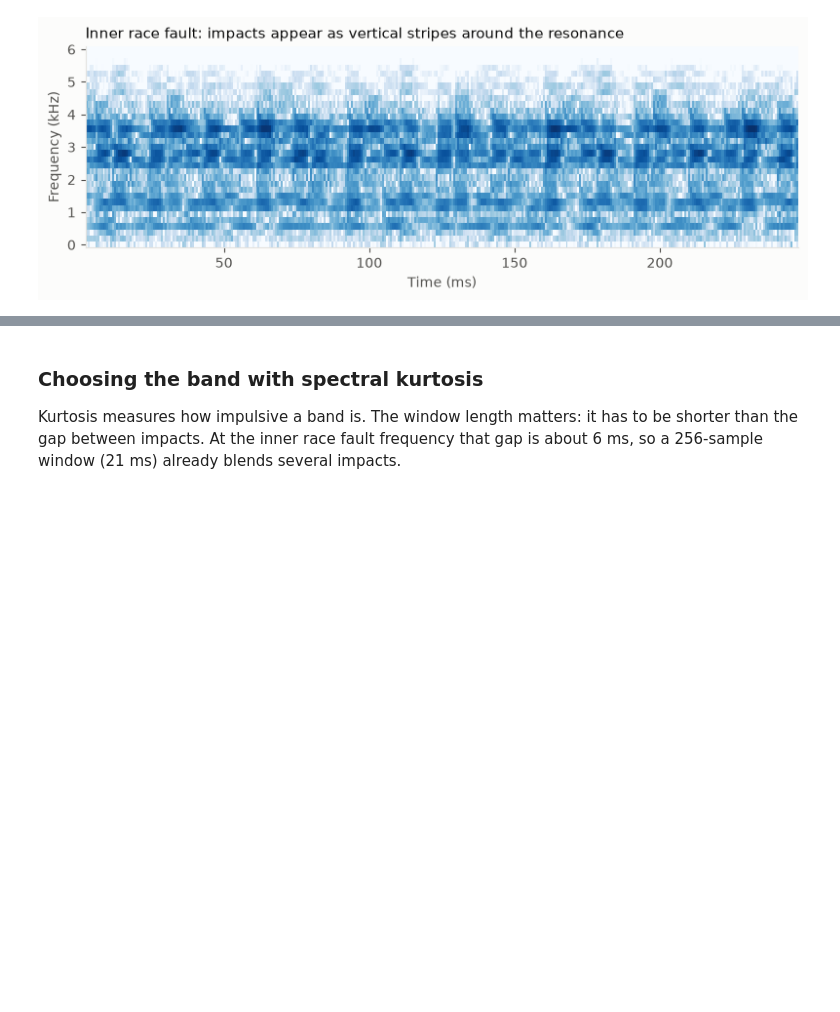
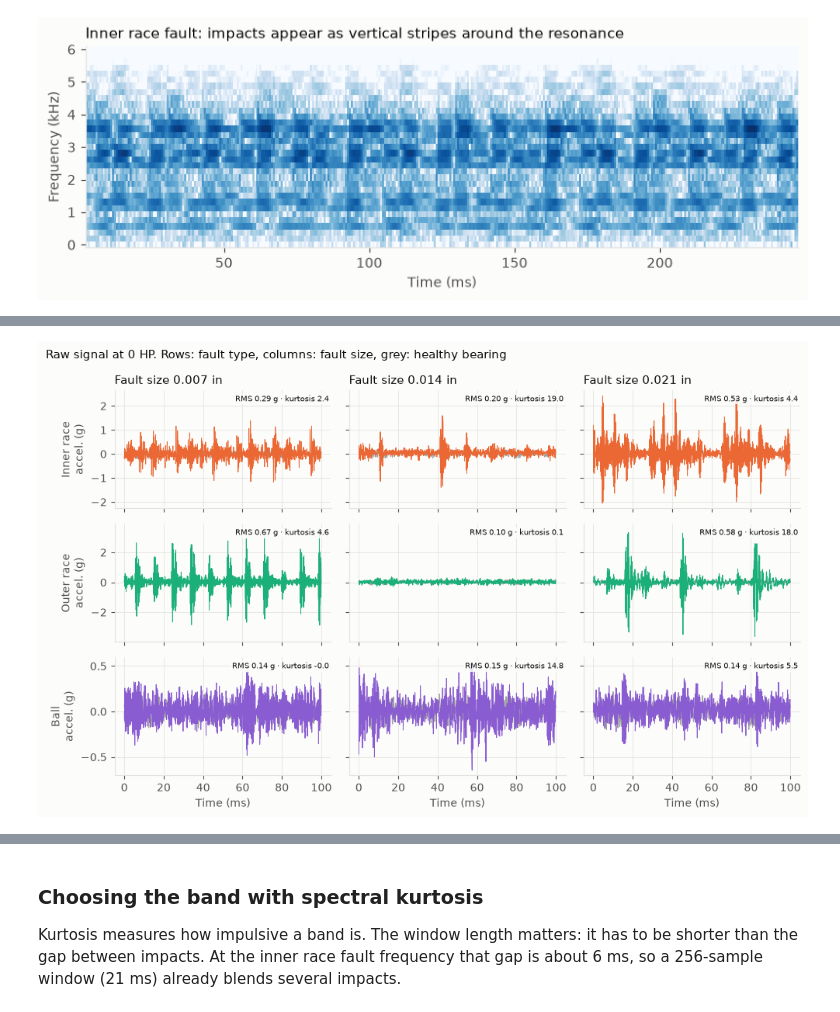
Before and after one commit to falconeee/CWRU-analysis, a Jupyter notebook: CWRU_bearing_signals.ipynb, the cells around one changed output, grey strips where cells are left out. Cells and saved outputs as stored; diff of their text form; code cells hidden in the pictures; blank space fills up the shorter version.

```diff
--- a/CWRU_bearing_signals.ipynb
+++ b/CWRU_bearing_signals.ipynb
@@ -159,0 +164,36 @@ plt.show()
+# %%
+RECORDINGS = {n: b.read(n) for numbers in b.FILES.values() for n in numbers}
+SIZES, FAULTS = (0.007, 0.014, 0.021), ["Inner race", "Outer race", "Ball"]
+
+def file_of(label, damage, load):
+    return b.FILES[(label, 0.0 if label == "Normal" else damage)][load]
+
+def tag(a, text):
+    a.text(0.99, 0.96, text, transform=a.transAxes, ha="right", va="top", fontsize=7.5, color=INK,
+           bbox=dict(facecolor=SURFACE, edgecolor="none", alpha=0.85, pad=1.2))
+
+def shade(color, k, n=3):
+    # k = 0 lightest ... n - 1 full colour, for ordered conditions (size, load)
+    rgb = np.array(plt.matplotlib.colors.to_rgb(color))
+    return tuple(1 - (1 - rgb) * (0.35 + 0.65 * k / (n - 1)))
+
+t_ms = np.arange(b.FS // 10) / b.FS * 1000
+healthy = RECORDINGS[file_of("Normal", 0, 0)]
+fig, axes = plt.subplots(3, 3, figsize=(10, 6.2), sharex=True, sharey="row")
+for r, label in enumerate(FAULTS):
+    for c, d in enumerate(SIZES):
+        a, x = axes[r, c], RECORDINGS[file_of(label, d, 0)]
+        a.plot(t_ms, healthy[:len(t_ms)], color=MUTED, alpha=0.55, linewidth=0.8)
+        a.plot(t_ms, x[:len(t_ms)], color=CLASS_COLORS[label], linewidth=0.7)
+        feats = b.time_features(x)
+        tag(a, f"RMS {feats['rms']:.2f} g · kurtosis {feats['kurtosis']:.1f}")
+        if r == 0:
+            a.set_title(f"Fault size {d} in")
+    axes[r, 0].set_ylabel(f"{label}\naccel. (g)")
+for a in axes[-1]:
+    a.set_xlabel("Time (ms)")
+fig.suptitle("Raw signal at 0 HP. Rows: fault type, columns: fault size, grey: healthy bearing", x=0.01, ha="left", fontsize=11)
+fig.tight_layout()
+plt.show()
+# %% [output]
+[figure, added]
```
Also changed, not shown: parts of 20 cells of this notebook, 1 other file.
